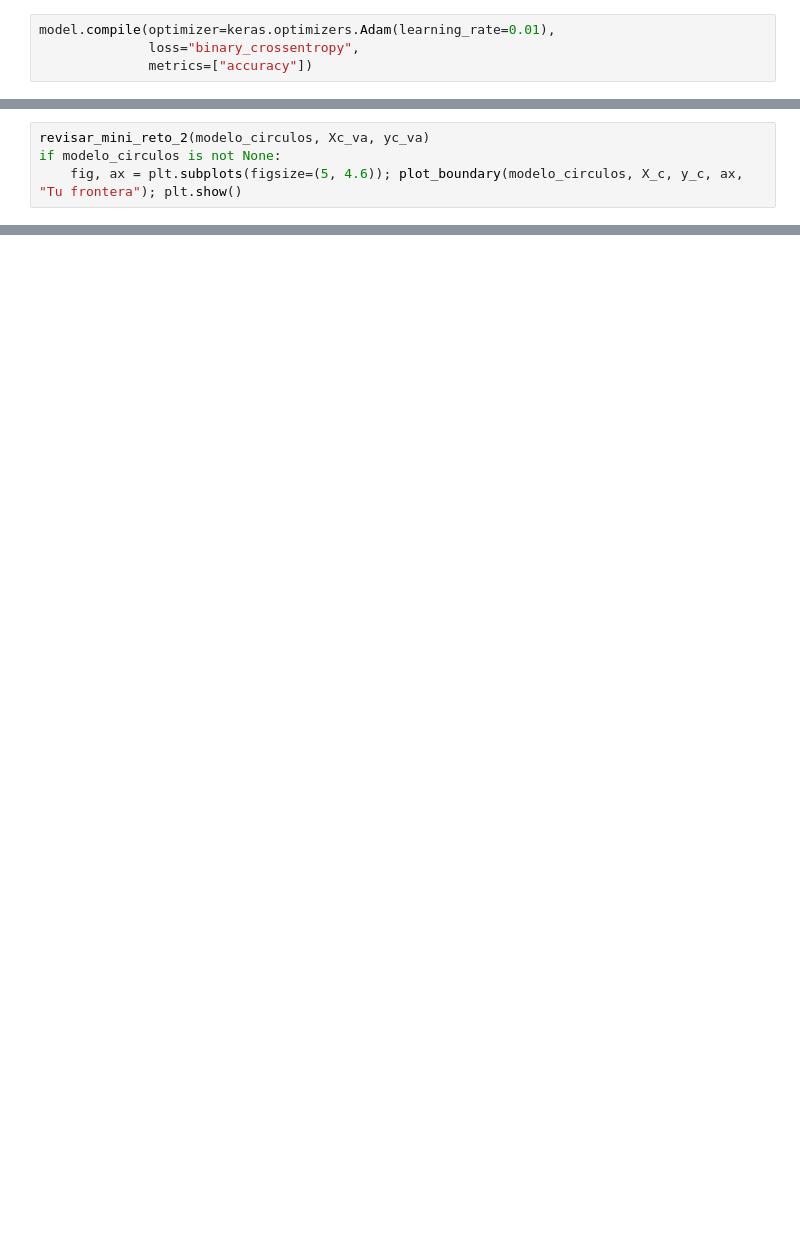
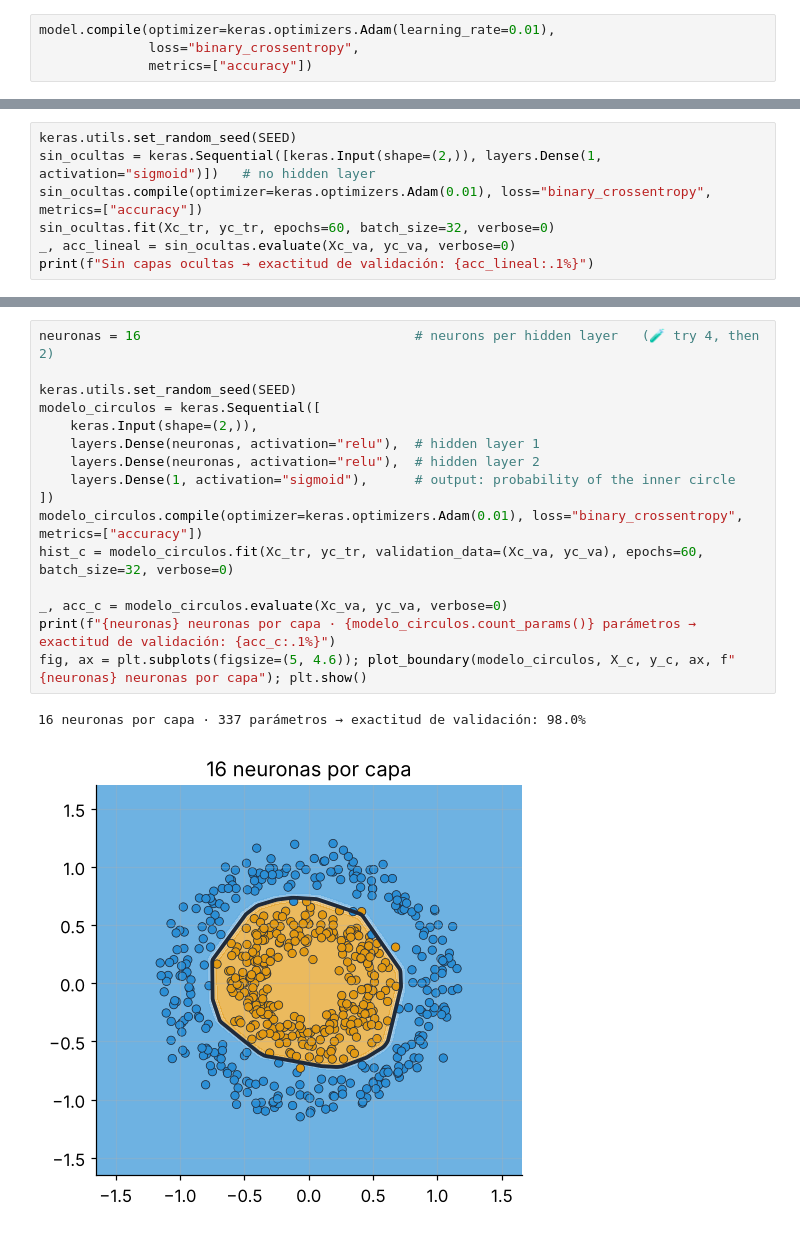
Before and after one commit to AndresOrdonez369/deepLearningWeek1, a Jupyter notebook: proyectos/NB02_sabado_tu_primera_red.ipynb, the cells around one changed output, grey strips where cells are left out. Drawn from its saved outputs; the diff is of its cells as text; blank space fills up the shorter version.

```diff
--- a/proyectos/NB02_sabado_tu_primera_red.ipynb
+++ b/proyectos/NB02_sabado_tu_primera_red.ipynb
@@ -673,4 +880,0 @@ modelo_circulos = None
-# %%
-revisar_mini_reto_2(modelo_circulos, Xc_va, yc_va)
-if modelo_circulos is not None:
-    fig, ax = plt.subplots(figsize=(5, 4.6)); plot_boundary(modelo_circulos, X_c, y_c, ax, "Tu frontera"); plt.show()
@@ -751,0 +1099,7 @@ Y si todavía no lo hiciste, vuelve al **Mini-reto 2** (los círculos) de la Par
+# %%
+keras.utils.set_random_seed(SEED)
+sin_ocultas = keras.Sequential([keras.Input(shape=(2,)), layers.Dense(1, activation="sigmoid")])   # no hidden layer
+sin_ocultas.compile(optimizer=keras.optimizers.Adam(0.01), loss="binary_crossentropy", metrics=["accuracy"])
+sin_ocultas.fit(Xc_tr, yc_tr, epochs=60, batch_size=32, verbose=0)
+_, acc_lineal = sin_ocultas.evaluate(Xc_va, yc_va, verbose=0)
+print(f"Sin capas ocultas → exactitud de validación: {acc_lineal:.1%}")
@@ -751,0 +1117,19 @@ Y si todavía no lo hiciste, vuelve al **Mini-reto 2** (los círculos) de la Par
+# %%
+neuronas = 16                                   # neurons per hidden layer   (🧪 try 4, then 2)
+
+keras.utils.set_random_seed(SEED)
+modelo_circulos = keras.Sequential([
+    keras.Input(shape=(2,)),
+    layers.Dense(neuronas, activation="relu"),  # hidden layer 1
+    layers.Dense(neuronas, activation="relu"),  # hidden layer 2
+    layers.Dense(1, activation="sigmoid"),      # output: probability of the inner circle
+])
+modelo_circulos.compile(optimizer=keras.optimizers.Adam(0.01), loss="binary_crossentropy", metrics=["accuracy"])
+hist_c = modelo_circulos.fit(Xc_tr, yc_tr, validation_data=(Xc_va, yc_va), epochs=60, batch_size=32, verbose=0)
+
+_, acc_c = modelo_circulos.evaluate(Xc_va, yc_va, verbose=0)
+print(f"{neuronas} neuronas por capa · {modelo_circulos.count_params()} parámetros → exactitud de validación: {acc_c:.1%}")
+fig, ax = plt.subplots(figsize=(5, 4.6)); plot_boundary(modelo_circulos, X_c, y_c, ax, f"{neuronas} neuronas por capa"); plt.show()
+# %% [output]
+16 neuronas por capa · 337 parámetros → exactitud de validación: 98.0%
+[figure, added]
```
Also changed, not shown: parts of 100 cells of this notebook, 19 other files.
